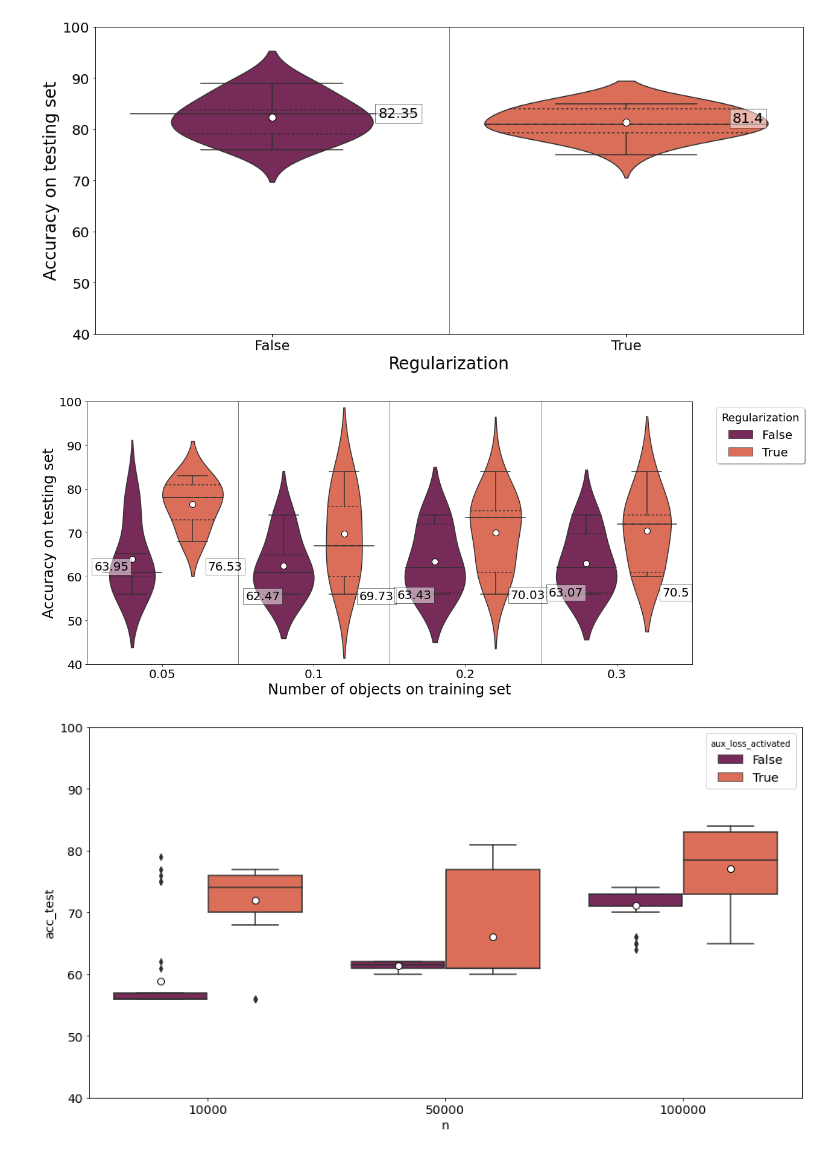
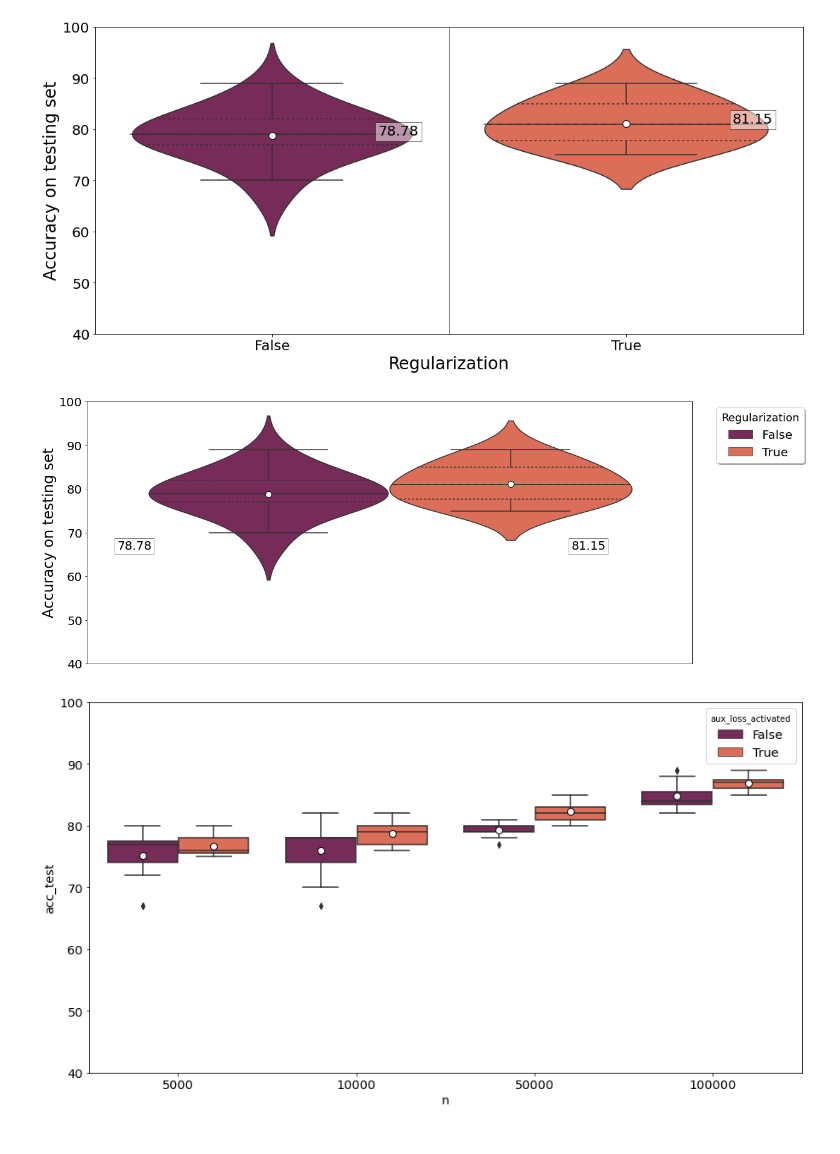
Before and after one commit to frperezgalarce/vs_mlp, a Jupyter notebook: Experiments.ipynb, the cells around one changed output. Saved outputs shown, nothing was run; the diff lists cells and outputs as text; code cells hidden in the pictures.

Commit message:
update results

```diff
--- a/Experiments.ipynb
+++ b/Experiments.ipynb
@@ -19,0 +15,8 @@ FileNotFoundError: [Errno 2] No such file or directory: '15-01-2022-results.csv'
+# %%
+data1 = pd.read_csv("21-01-2022-results.csv")
+data1b = pd.read_csv("21-01-2022-resultsb.csv")
+data1c = pd.read_csv("21-01-2022-resultsc.csv")
+data2 = pd.read_csv("15-01-2022-results.csv")
+#data = pd.read_csv("26-02-2022-results_2d.csv")
+data = pd.concat([data1, data2,data1b, data1c])
+data.shape[0]/8
@@ -63,7 +79,7 @@ ax.set_xlabel("Regularization",fontsize=24)
 ax.set_ylabel("Accuracy on testing set",fontsize=24)
 ax.tick_params(labelsize=20)
 # %% [output]
-[figure, old version]
+[figure, new version]
 # %%
 plt.figure(figsize=(18,8))
 plt.ylim(40,100)
@@ -77,35 +93,37 @@ ax = sns.violinplot( x="EPS1",bw=0.8, y="acc_test",inner="quartile", palette='ro
                        "markerfacecolor":"white",
                        "markeredgecolor":"black",
                       "markersize":"10"})
 yposlist = data[(data.aux_loss_activated==True)].groupby(['EPS1'])['acc_test'].mean().tolist()
 yposlist_false = data[(data.aux_loss_activated==False)].groupby(['EPS1'])['acc_test'].mean().tolist()
 
 xposlist = range(len(yposlist))
 stringlist = [str(i) for i in np.round(yposlist,2)]
 
 xposlist_false = range(len(yposlist_false))
 stringlist_false = [str(i) for i in np.round(yposlist_false,2)]
 
 for i in range(len(stringlist)):
     ax.text(xposlist[i]+0.3, yposlist[i]-15, stringlist[i],size=20, bbox=dict(facecolor='white', alpha=0.5))
 
 
 for i in range(len(stringlist_false)):
     ax.text(xposlist_false[i]-0.45, yposlist[i]-15, stringlist_false[i],size=20, bbox=dict(facecolor='white', alpha=0.5))
 
 for i in range(len(np.unique(data['EPS1'])) - 1):
     ax.axvline(i + 0.5, color='grey', lw=1)
 
 handles, labels = ax.get_legend_handles_labels()
 
 # When creating the legend, only use the first two elements
 # to effectively remove the last two.
 l = plt.legend(handles[0:2], labels[0:2],fontsize = 20, bbox_to_anchor= (1.03, 1), title="Regularization", title_fontsize = 18, shadow = True, facecolor = 'white', loc=2);
-ax.set_xlabel("Number of objects on training set",fontsize=24)
+ax.set_xlabel("",fontsize=24)
 ax.set_ylabel("Accuracy on testing set",fontsize=24)
 ax.tick_params(labelsize=20)
+frame1 = plt.gca()
+frame1.axes.get_xaxis().set_visible(False)
 # %% [output]
-[figure, old version]
+[figure, new version]
 # %%
 #data = pd.read_csv("28-12-2021-results.csv")
 #data = data[(data.n!=20000)]
@@ -120,7 +138,7 @@ ax = sns.boxplot(x="n", y="acc_test", palette='rocket', hue='aux_loss_activated'
                        "markeredgecolor":"black",
                       "markersize":"8"})
 # %% [output]
-[figure, old version]
+[figure, new version]
 # %%
 plt.figure(figsize=(15,8))
 plt.ylim(40,100)
```
Also changed, not shown: parts of 28 cells of this notebook, 7 other files.
